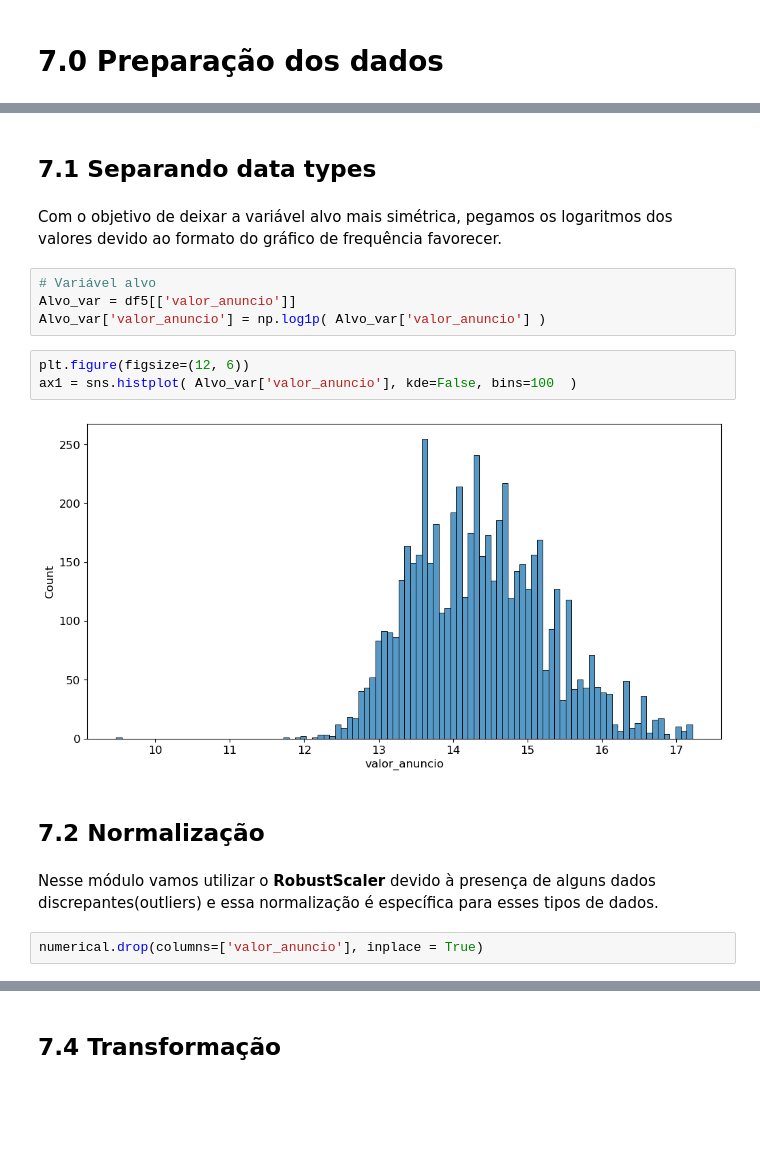
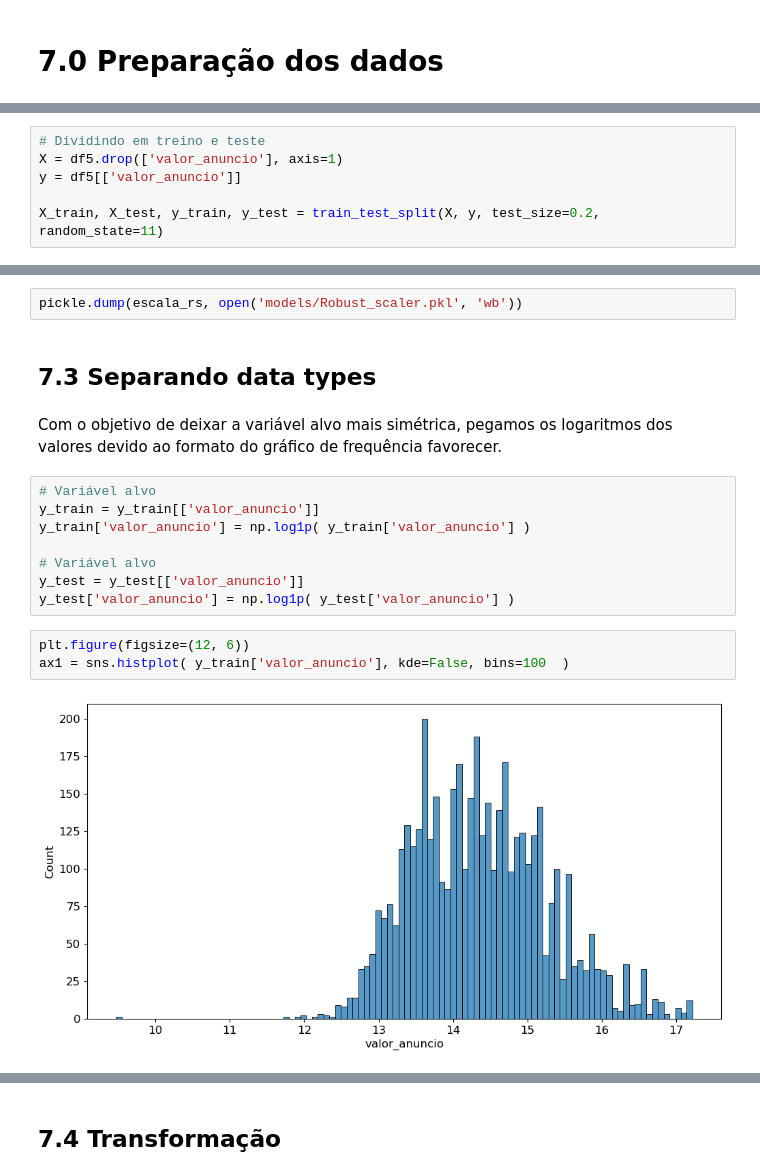
Before and after one commit to hugoferraz5/Alura_Creditas2, a Jupyter notebook: Creditas_alura1.ipynb, the cells around one changed output, grey strips where cells are left out. Drawn from its saved outputs; the diff is of its cells as text; blank space fills up the shorter version.

```diff
--- a/Creditas_alura1.ipynb
+++ b/Creditas_alura1.ipynb
@@ -1589,0 +1592,6 @@ plt.show()
+# %%
+# Dividindo em treino e teste
+X = df5.drop(['valor_anuncio'], axis=1)
+y = df5[['valor_anuncio']]
+
+X_train, X_test, y_train, y_test = train_test_split(X, y, test_size=0.2, random_state=11)
@@ -1590,19 +1616,19 @@ plt.show()
+# %%
+pickle.dump(escala_rs, open('models/Robust_scaler.pkl', 'wb'))
 # %% [markdown]
-## 7.1 Separando data types
+## 7.3 Separando data types
 # %% [markdown]
 Com o objetivo de deixar a variável alvo mais simétrica, pegamos os logaritmos dos valores devido ao formato do gráfico de frequência favorecer.
 # %%
 # Variável alvo
-Alvo_var = df5[['valor_anuncio']]
-Alvo_var['valor_anuncio'] = np.log1p( Alvo_var['valor_anuncio'] )
+y_train = y_train[['valor_anuncio']]
+y_train['valor_anuncio'] = np.log1p( y_train['valor_anuncio'] )
+
+# Variável alvo
+y_test = y_test[['valor_anuncio']]
+y_test['valor_anuncio'] = np.log1p( y_test['valor_anuncio'] )
 # %%
 plt.figure(figsize=(12, 6))
-ax1 = sns.histplot( Alvo_var['valor_anuncio'], kde=False, bins=100  )
+ax1 = sns.histplot( y_train['valor_anuncio'], kde=False, bins=100  )
 # %% [output]
-[figure, old version]
+[figure, new version]
-# %% [markdown]
-## 7.2 Normalização
-# %% [markdown]
-Nesse módulo vamos utilizar o **RobustScaler** devido à presença de alguns dados discrepantes(outliers) e essa normalização é específica para esses tipos de dados.
-# %%
-numerical.drop(columns=['valor_anuncio'], inplace = True)
```
Also changed, not shown: parts of 41 cells of this notebook, 16 other files.
